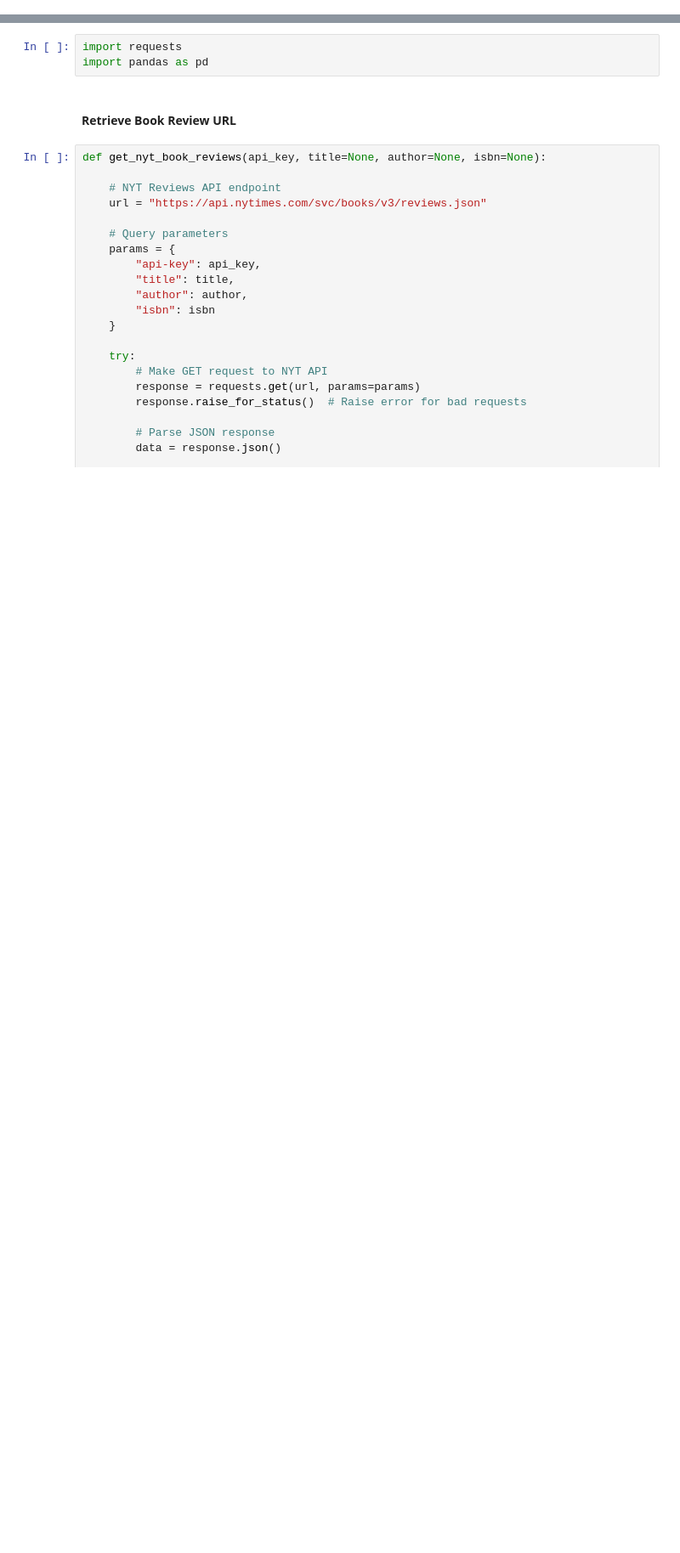
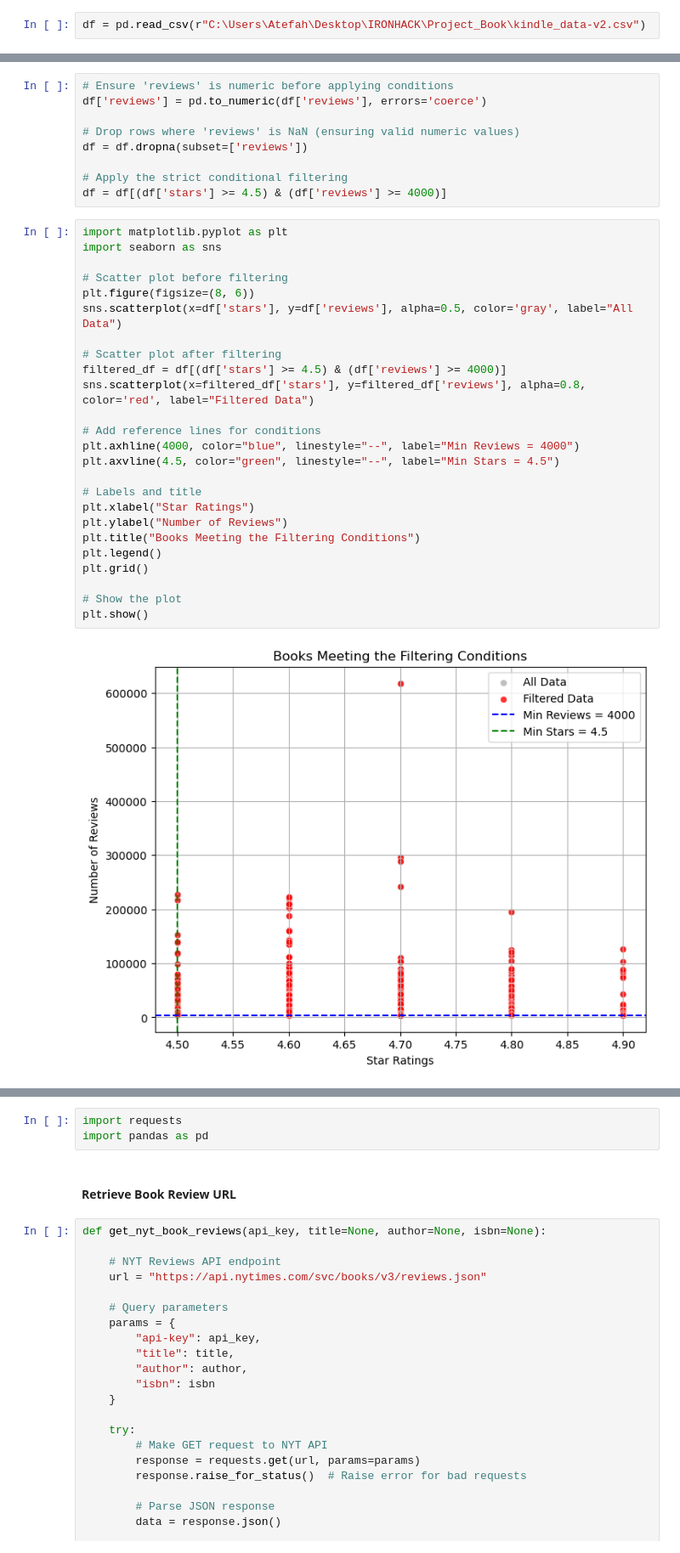
Before and after one commit to Lucielululu/Project-1, a Jupyter notebook: Main.ipynb, the cells around one changed output, grey strips where cells are left out. Shown: that part at 85% size. Saved outputs shown, nothing was run; the diff lists cells and outputs as text; blank space fills up the shorter version.

```diff
--- a/Main.ipynb
+++ b/Main.ipynb
@@ -3,0 +8,2 @@
+# %%
+df = pd.read_csv(r"C:\Users\Atefah\Desktop\IRONHACK\Project_Book\kindle_data-v2.csv")
@@ -3,0 +22,36 @@
+# %%
+# Ensure 'reviews' is numeric before applying conditions
+df['reviews'] = pd.to_numeric(df['reviews'], errors='coerce')
+
+# Drop rows where 'reviews' is NaN (ensuring valid numeric values)
+df = df.dropna(subset=['reviews'])
+
+# Apply the strict conditional filtering
+df = df[(df['stars'] >= 4.5) & (df['reviews'] >= 4000)]
+# %%
+import matplotlib.pyplot as plt
+import seaborn as sns
+
+# Scatter plot before filtering
+plt.figure(figsize=(8, 6))
+sns.scatterplot(x=df['stars'], y=df['reviews'], alpha=0.5, color='gray', label="All Data")
+
+# Scatter plot after filtering
+filtered_df = df[(df['stars'] >= 4.5) & (df['reviews'] >= 4000)]
+sns.scatterplot(x=filtered_df['stars'], y=filtered_df['reviews'], alpha=0.8, color='red', label="Filtered Data")
+
+# Add reference lines for conditions
+plt.axhline(4000, color="blue", linestyle="--", label="Min Reviews = 4000")
+plt.axvline(4.5, color="green", linestyle="--", label="Min Stars = 4.5")
+
+# Labels and title
+plt.xlabel("Star Ratings")
+plt.ylabel("Number of Reviews")
+plt.title("Books Meeting the Filtering Conditions")
+plt.legend()
+plt.grid()
+
+# Show the plot
+plt.show()
+# %% [output]
+[figure, added]
```
Also changed, not shown: parts of 32 cells of this notebook, 2 other files.
